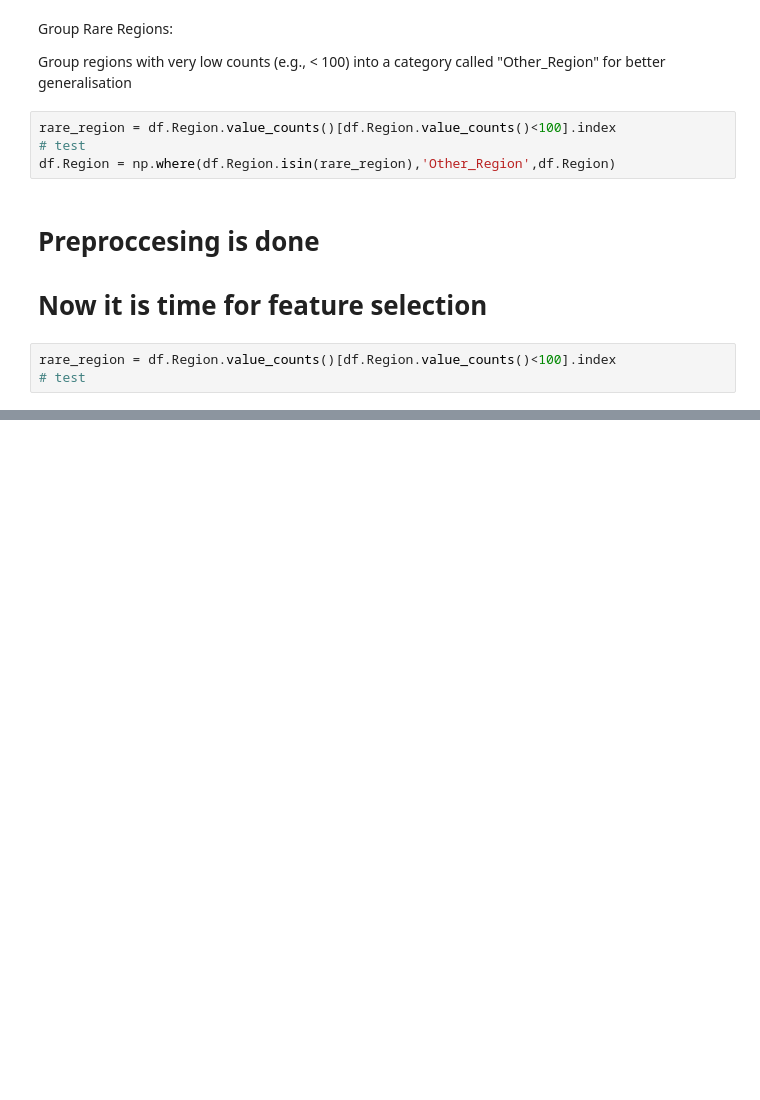
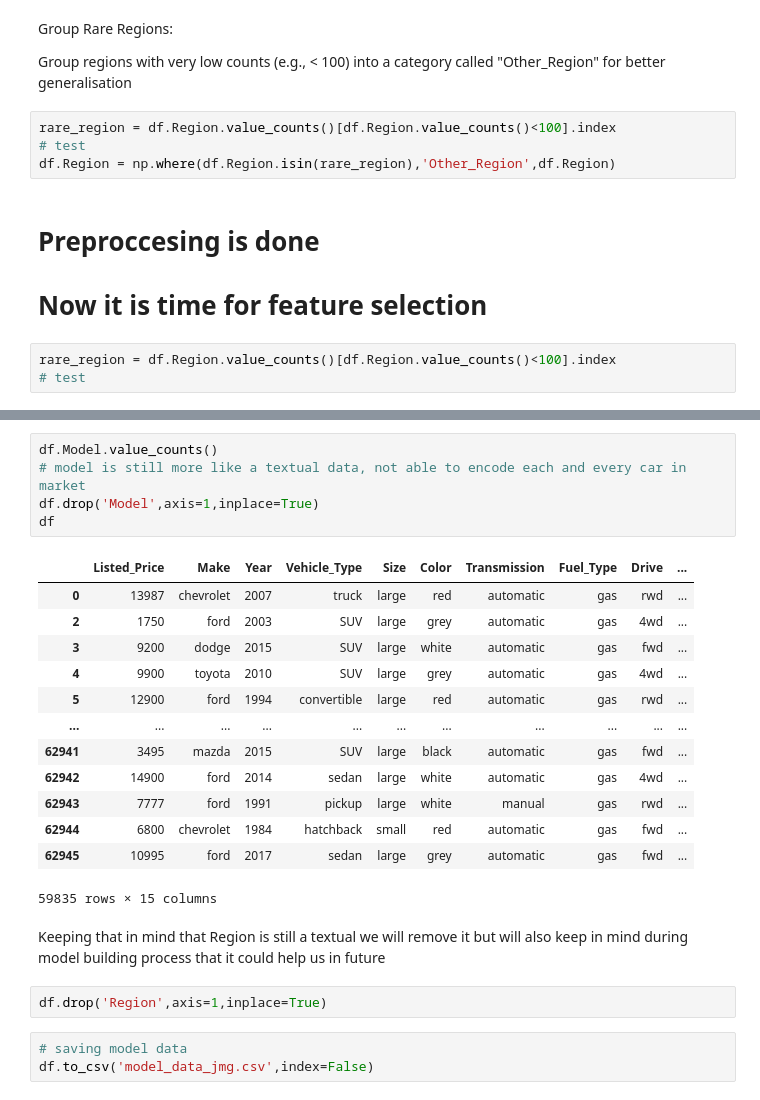
Before and after one commit to anshumbanga/Jason-Motor-Group, a Jupyter notebook: Jason Motor Group.ipynb, the cells around one changed output, grey strips where cells are left out. Saved outputs shown, nothing was run; the diff lists cells and outputs as text; blank space fills up the shorter version.

```diff
--- a/Jason Motor Group.ipynb
+++ b/Jason Motor Group.ipynb
@@ -728,0 +770,26 @@ rare_region = df.Region.value_counts()[df.Region.value_counts()<100].index
+# %%
+df.Model.value_counts()
+# model is still more like a textual data, not able to encode each and every car in market
+df.drop('Model',axis=1,inplace=True)
+df
+# %% [output]
+|  | Listed_Price | Make | Year | Vehicle_Type | Size | Color | Transmission | Fuel_Type | Drive | ... |
+| 0 | 13987 | chevrolet | 2007 | truck | large | red | automatic | gas | rwd | ... |
+| 2 | 1750 | ford | 2003 | SUV | large | grey | automatic | gas | 4wd | ... |
+| 3 | 9200 | dodge | 2015 | SUV | large | white | automatic | gas | fwd | ... |
+| 4 | 9900 | toyota | 2010 | SUV | large | grey | automatic | gas | 4wd | ... |
+| 5 | 12900 | ford | 1994 | convertible | large | red | automatic | gas | rwd | ... |
+| ... | ... | ... | ... | ... | ... | ... | ... | ... | ... | ... |
+| 62941 | 3495 | mazda | 2015 | SUV | large | black | automatic | gas | fwd | ... |
+| 62942 | 14900 | ford | 2014 | sedan | large | white | automatic | gas | 4wd | ... |
+| 62943 | 7777 | ford | 1991 | pickup | large | white | manual | gas | rwd | ... |
+| 62944 | 6800 | chevrolet | 1984 | hatchback | small | red | automatic | gas | fwd | ... |
+| 62945 | 10995 | ford | 2017 | sedan | large | grey | automatic | gas | fwd | ... |
+59835 rows × 15 columns
+# %% [markdown]
+Keeping that in mind that Region is still a textual we will remove it but will also keep in mind during  model building process that it could help us in future
+# %%
+df.drop('Region',axis=1,inplace=True)
+# %%
+# saving model data
+df.to_csv('model_data_jmg.csv',index=False)
```
Also changed, not shown: parts of 20 cells of this notebook.
